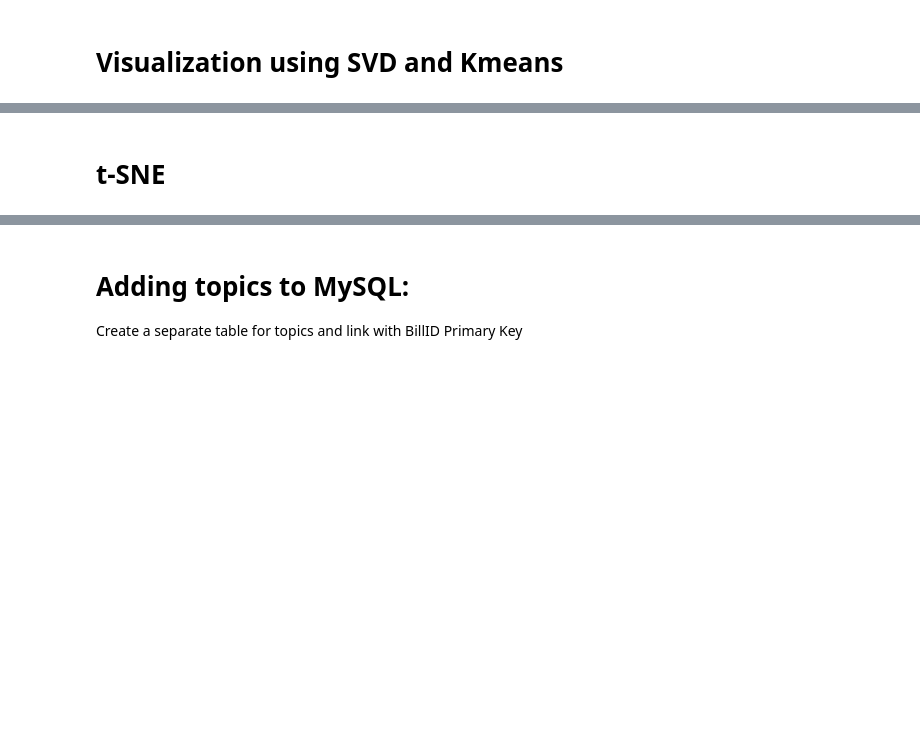
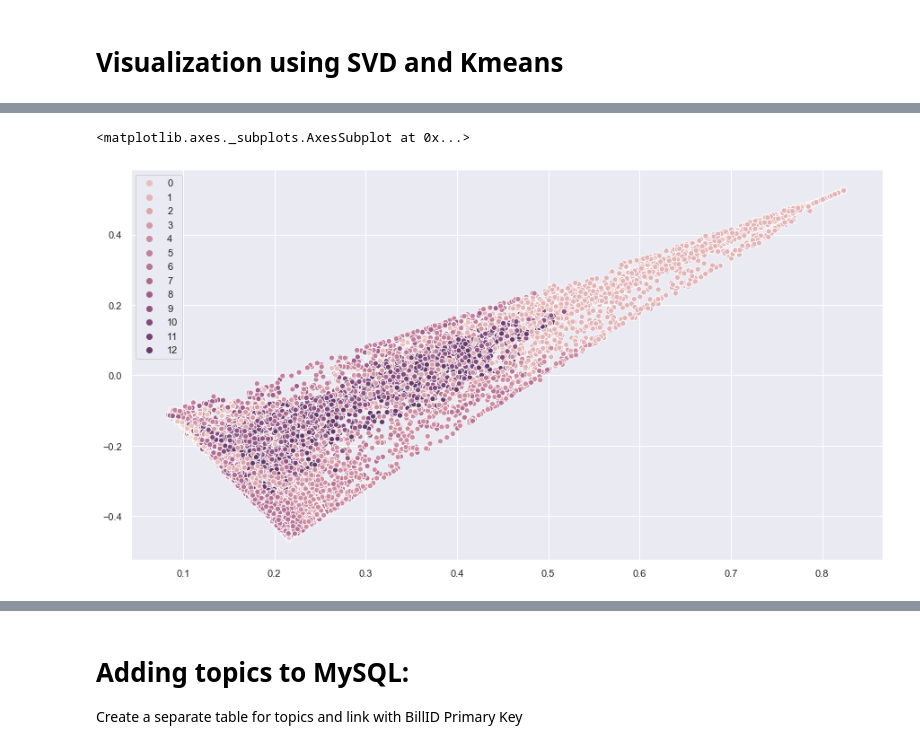
Before and after one commit to mellymillionz/Congressional_Bill_Passage_Analysis, a Jupyter notebook: Completed_LDA_Topics.ipynb, the cells around one changed output, grey strips where cells are left out. Cells and saved outputs as stored; diff of their text form; code cells hidden in the pictures; blank space fills up the shorter version.

```diff
--- a/Completed_LDA_Topics.ipynb
+++ b/Completed_LDA_Topics.ipynb
@@ -639,6 +624,9 @@ pickle.dump(panel, open(filename3, 'wb'))
 # Construct the k-means clusters
 from sklearn.decomposition import TruncatedSVD
 from sklearn.cluster import KMeans
+import seaborn as sns; sns.set()
+
+sns.set_palette(sns.color_palette("RdYlBu"))
 
 clusters = KMeans(n_clusters=13, random_state=2).fit_predict(lda_output)
 
@@ -665,2 +654,13 @@ plt.title("Congressional Bill Topic Clusters", )
-# %% [markdown]
-# **t-SNE**
+# %%
+palette = sns.color_palette("RdYlBu")
+
+cmap = sns.cubehelix_palette(dark=.3, light=.8, as_cmap=True)
+
+x = lda_output_svd[:, 0]
+y = lda_output_svd[:, 1]
+
+plt.figure(figsize=(15,8))
+sns.scatterplot(x, y, hue=clusters, legend='full', palette=cmap)
+# %% [output]
+<matplotlib.axes._subplots.AxesSubplot at 0x...>
+[figure, added]
```
Also changed, not shown: parts of 26 cells of this notebook.
